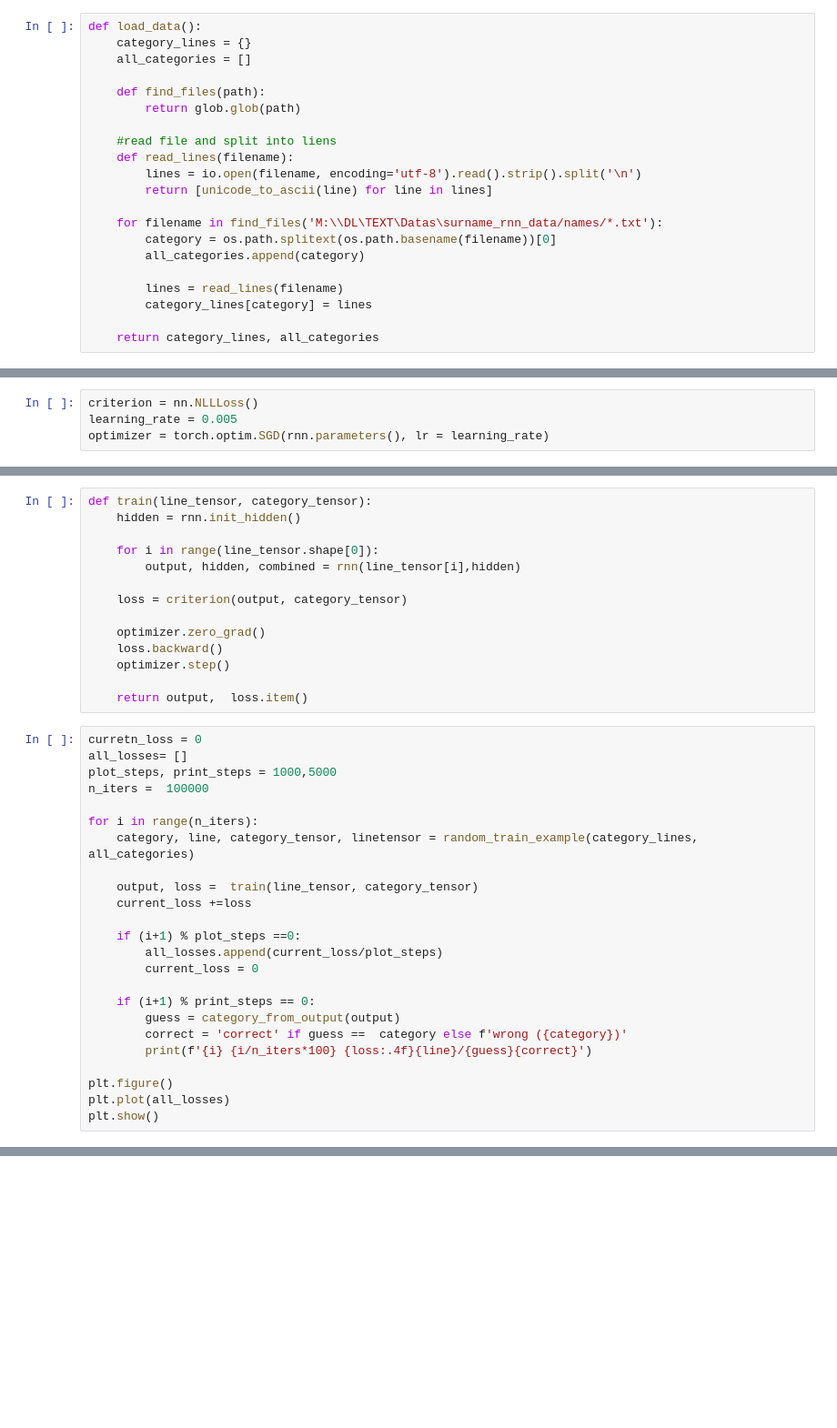
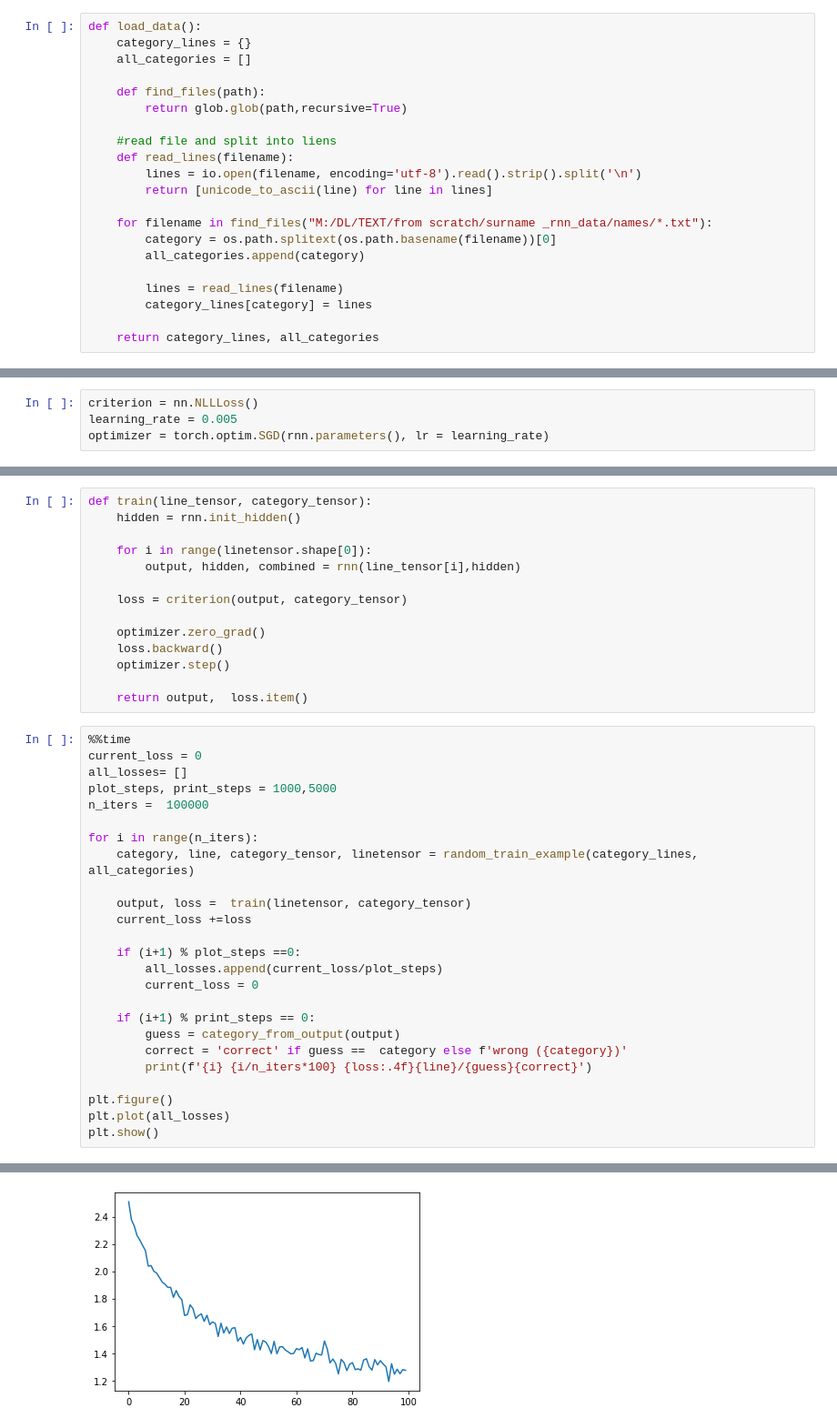
Before and after one commit to randomprassanna/rnn, a Jupyter notebook: RNN pytorch last name clf.ipynb, the cells around one changed output, grey strips where cells are left out. Shown: that part at 91% size. Cells and saved outputs as stored; diff of their text form; blank space fills up the shorter version.

```diff
--- a/RNN pytorch last name clf.ipynb
+++ b/RNN pytorch last name clf.ipynb
@@ -83,14 +83,14 @@ def load_data():
     all_categories = []
 
     def find_files(path):
-        return glob.glob(path)
+        return glob.glob(path,recursive=True)
 
     #read file and split into liens
     def read_lines(filename):
         lines = io.open(filename, encoding='utf-8').read().strip().split('\n')
         return [unicode_to_ascii(line) for line in lines]
 
-    for filename in find_files('M:\\DL\TEXT\Datas\surname_rnn_data/names/*.txt'):
+    for filename in find_files("M:/DL/TEXT/from scratch/surname _rnn_data/names/*.txt"):
         category = os.path.splitext(os.path.basename(filename))[0]
         all_categories.append(category)
 
@@ -248,7 +330,7 @@ optimizer = torch.optim.SGD(rnn.parameters(), lr = learning_rate)
 def train(line_tensor, category_tensor):
     hidden = rnn.init_hidden()
 
-    for i in range(line_tensor.shape[0]):
+    for i in range(linetensor.shape[0]):
         output, hidden, combined = rnn(line_tensor[i],hidden)
 
     loss = criterion(output, category_tensor)
@@ -259,7 +341,8 @@ def train(line_tensor, category_tensor):
 
     return output,  loss.item()
 # %%
-curretn_loss = 0
+%%time
+current_loss = 0
 all_losses= []
 plot_steps, print_steps = 1000,5000
 n_iters =  100000
@@ -267,7 +350,7 @@ n_iters =  100000
 for i in range(n_iters):
     category, line, category_tensor, linetensor = random_train_example(category_lines, all_categories)
 
-    output, loss =  train(line_tensor, category_tensor)
+    output, loss =  train(linetensor, category_tensor)
     current_loss +=loss
 
     if (i+1) % plot_steps ==0:
@@ -282,3 +365,4 @@ for i in range(n_iters):
 plt.figure()
 plt.plot(all_losses)
 plt.show()
+# %% [output]
@@ -284,0 +389 @@ plt.show()
+[figure, added]
```
Also changed, not shown: parts of 18 cells of this notebook.
